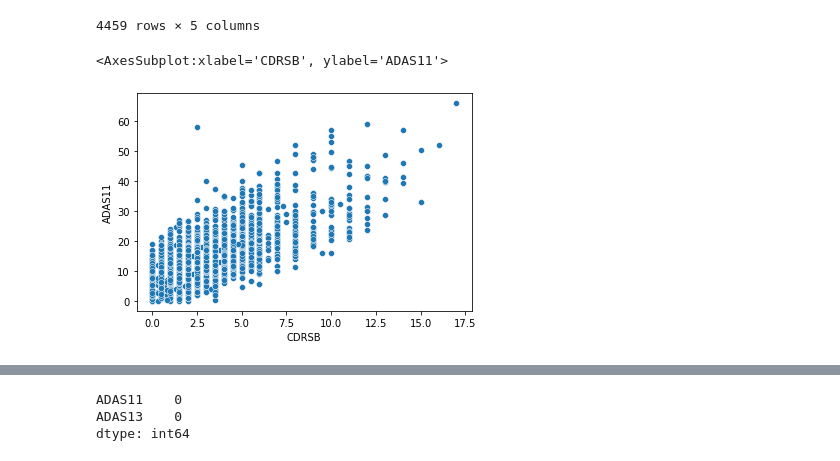
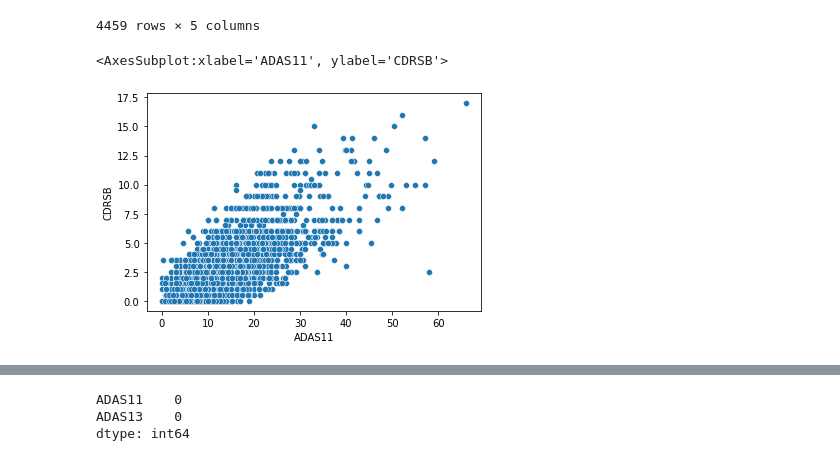
Before and after one commit to umayaaah/xai-for-alzheimer-prediction, a Jupyter notebook: preprocessing/ADNI_preprocessing.ipynb, the cells around one changed output, grey strips where cells are left out. Cells and saved outputs as stored; diff of their text form; code cells hidden in the pictures.

Commit message:
plot feature correlation plots

```diff
--- a/preprocessing/ADNI_preprocessing.ipynb
+++ b/preprocessing/ADNI_preprocessing.ipynb
@@ -326,7 +326,7 @@ dtype: int64
 | 4458 | 999m12 | 11.0 | 8.0 | 38.67 | 48.67 |
 4459 rows × 5 columns
 # %%
-sns.scatterplot(x=neuro_df['CDRSB'], y=neuro_df['ADAS11'])
+sns.scatterplot(x=neuro_df['ADAS11'], y=neuro_df['CDRSB'])
 # %% [output]
-<AxesSubplot:xlabel='CDRSB', ylabel='ADAS11'>
+<AxesSubplot:xlabel='ADAS11', ylabel='CDRSB'>
-[figure, old version]
+[figure, new version]
```
Also changed, not shown: parts of 1 cell of this notebook.
